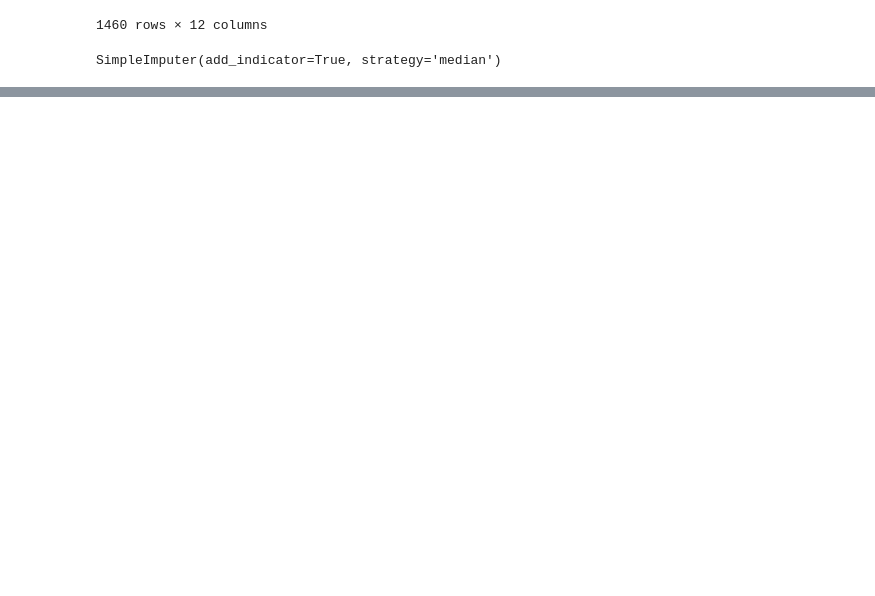
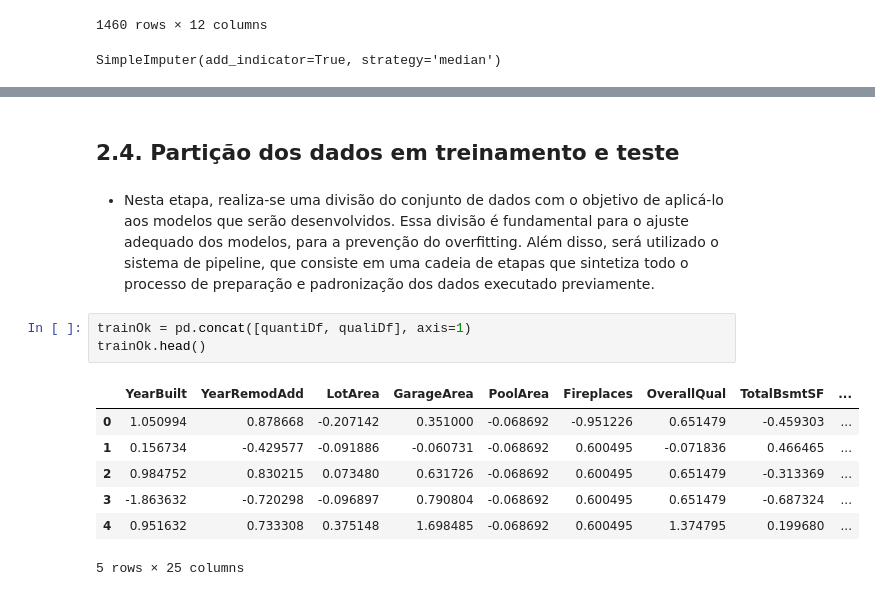
Before and after one commit to Cauaxavier/projeto-ti, a Jupyter notebook: main.ipynb, the cells around one changed output, grey strips where cells are left out. Drawn from its saved outputs; the diff is of its cells as text; blank space fills up the shorter version.

```diff
--- a/main.ipynb
+++ b/main.ipynb
@@ -600,0 +583,15 @@ SimpleImputer(add_indicator=True, strategy='median')
+# %% [markdown]
+## 2.4. Partição dos dados em treinamento e teste
+# %% [markdown]
+- Nesta etapa, realiza-se uma divisão do conjunto de dados com o objetivo de aplicá-lo aos modelos que serão desenvolvidos. Essa divisão é fundamental para o ajuste adequado dos modelos, para a prevenção do overfitting. Além disso, será utilizado o sistema de pipeline, que consiste em uma cadeia de etapas que sintetiza todo o processo de preparação e padronização dos dados executado previamente.
+# %%
+trainOk = pd.concat([quantiDf, qualiDf], axis=1)
+trainOk.head()
+# %% [output]
+|  | YearBuilt | YearRemodAdd | LotArea | GarageArea | PoolArea | Fireplaces | OverallQual | TotalBsmtSF | ... |
+| 0 | 1.050994 | 0.878668 | -0.207142 | 0.351000 | -0.068692 | -0.951226 | 0.651479 | -0.459303 | ... |
+| 1 | 0.156734 | -0.429577 | -0.091886 | -0.060731 | -0.068692 | 0.600495 | -0.071836 | 0.466465 | ... |
+| 2 | 0.984752 | 0.830215 | 0.073480 | 0.631726 | -0.068692 | 0.600495 | 0.651479 | -0.313369 | ... |
+| 3 | -1.863632 | -0.720298 | -0.096897 | 0.790804 | -0.068692 | 0.600495 | 0.651479 | -0.687324 | ... |
+| 4 | 0.951632 | 0.733308 | 0.375148 | 1.698485 | -0.068692 | 0.600495 | 1.374795 | 0.199680 | ... |
+5 rows × 25 columns
```
Also changed, not shown: parts of 15 cells of this notebook.
